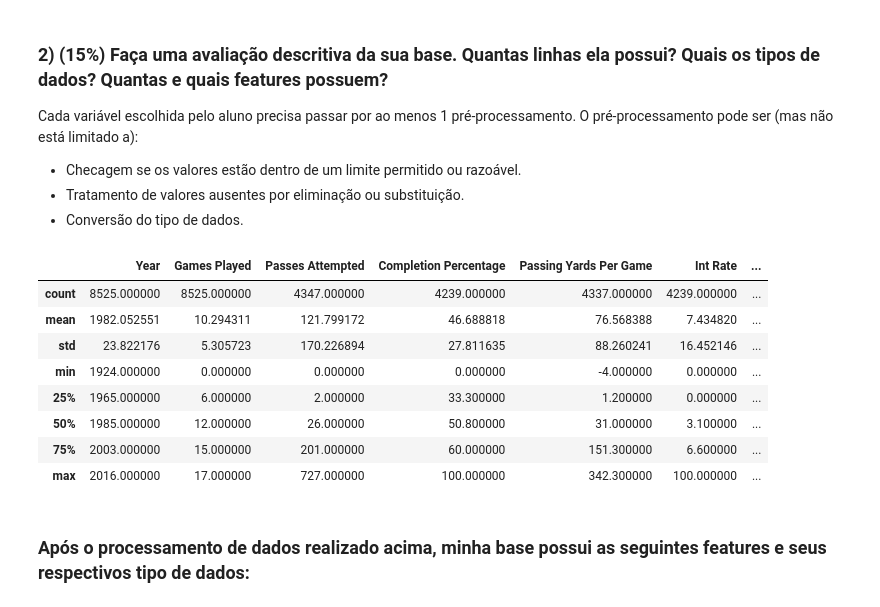
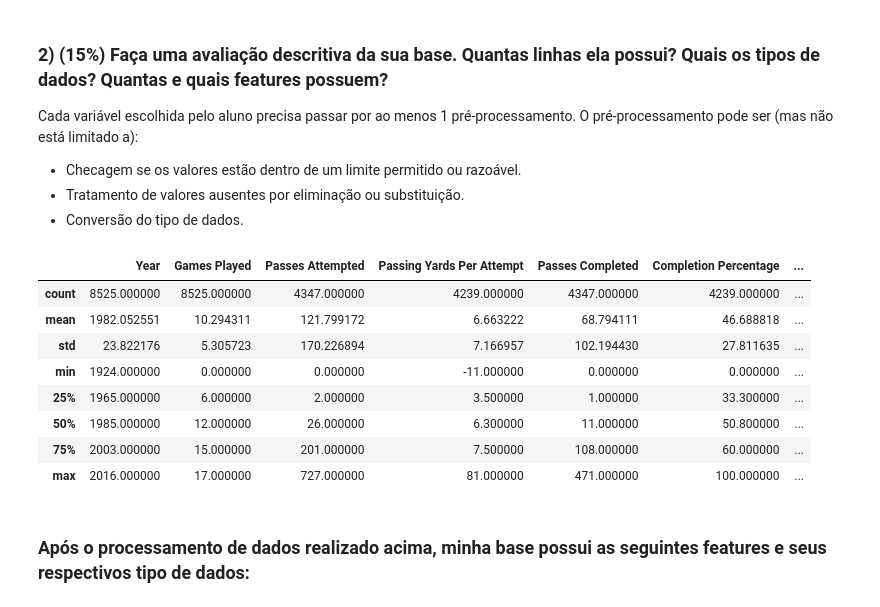
Before and after one commit to gabrielmsdiniz/nfl-stats, a Jupyter notebook: src/analysis.ipynb, the cells around one changed output. Saved outputs shown, nothing was run; the diff lists cells and outputs as text; code cells hidden in the pictures.

```diff
--- a/src/analysis.ipynb
+++ b/src/analysis.ipynb
@@ -58,23 +60,23 @@ import numpy as np
 # %%
 # Filter features to be considered in my analysis
 
-selected_data = ['Player Id', 'Year', 'Team', 'Games Played','Passes Attempted', 'Completion Percentage',
-'Passing Yards', 'Passing Yards Per Game',
+selected_data = ['Player Id', 'Year', 'Team', 'Games Played','Passes Attempted', 'Passing Yards Per Attempt',
+'Passes Completed', 'Completion Percentage', 'Passing Yards', 'TD Passes', 'Ints',
 'Int Rate', 'Sacks', 'Passer Rating']
 
 pass_stats = pd.read_csv('data/Career_Stats_Passing.csv')
 pass_stats = pass_stats[selected_data]
 pass_stats.describe()
 # %% [output]
-|  | Year | Games Played | Passes Attempted | Completion Percentage | Passing Yards Per Game | Int Rate | ... |
-| count | 8525.000000 | 8525.000000 | 4347.000000 | 4239.000000 | 4337.000000 | 4239.000000 | ... |
-| mean | 1982.052551 | 10.294311 | 121.799172 | 46.688818 | 76.568388 | 7.434820 | ... |
-| std | 23.822176 | 5.305723 | 170.226894 | 27.811635 | 88.260241 | 16.452146 | ... |
-| min | 1924.000000 | 0.000000 | 0.000000 | 0.000000 | -4.000000 | 0.000000 | ... |
-| 25% | 1965.000000 | 6.000000 | 2.000000 | 33.300000 | 1.200000 | 0.000000 | ... |
-| 50% | 1985.000000 | 12.000000 | 26.000000 | 50.800000 | 31.000000 | 3.100000 | ... |
-| 75% | 2003.000000 | 15.000000 | 201.000000 | 60.000000 | 151.300000 | 6.600000 | ... |
-| max | 2016.000000 | 17.000000 | 727.000000 | 100.000000 | 342.300000 | 100.000000 | ... |
+|  | Year | Games Played | Passes Attempted | Passing Yards Per Attempt | Passes Completed | Completion Percentage | ... |
+| count | 8525.000000 | 8525.000000 | 4347.000000 | 4239.000000 | 4347.000000 | 4239.000000 | ... |
+| mean | 1982.052551 | 10.294311 | 121.799172 | 6.663222 | 68.794111 | 46.688818 | ... |
+| std | 23.822176 | 5.305723 | 170.226894 | 7.166957 | 102.194430 | 27.811635 | ... |
+| min | 1924.000000 | 0.000000 | 0.000000 | -11.000000 | 0.000000 | 0.000000 | ... |
+| 25% | 1965.000000 | 6.000000 | 2.000000 | 3.500000 | 1.000000 | 33.300000 | ... |
+| 50% | 1985.000000 | 12.000000 | 26.000000 | 6.300000 | 11.000000 | 50.800000 | ... |
+| 75% | 2003.000000 | 15.000000 | 201.000000 | 7.500000 | 108.000000 | 60.000000 | ... |
+| max | 2016.000000 | 17.000000 | 727.000000 | 81.000000 | 471.000000 | 100.000000 | ... |
 # %%
 # Filter relevant data
 pass_stats = pass_stats[
```
Also changed, not shown: parts of 20 cells of this notebook, 18 other files.
